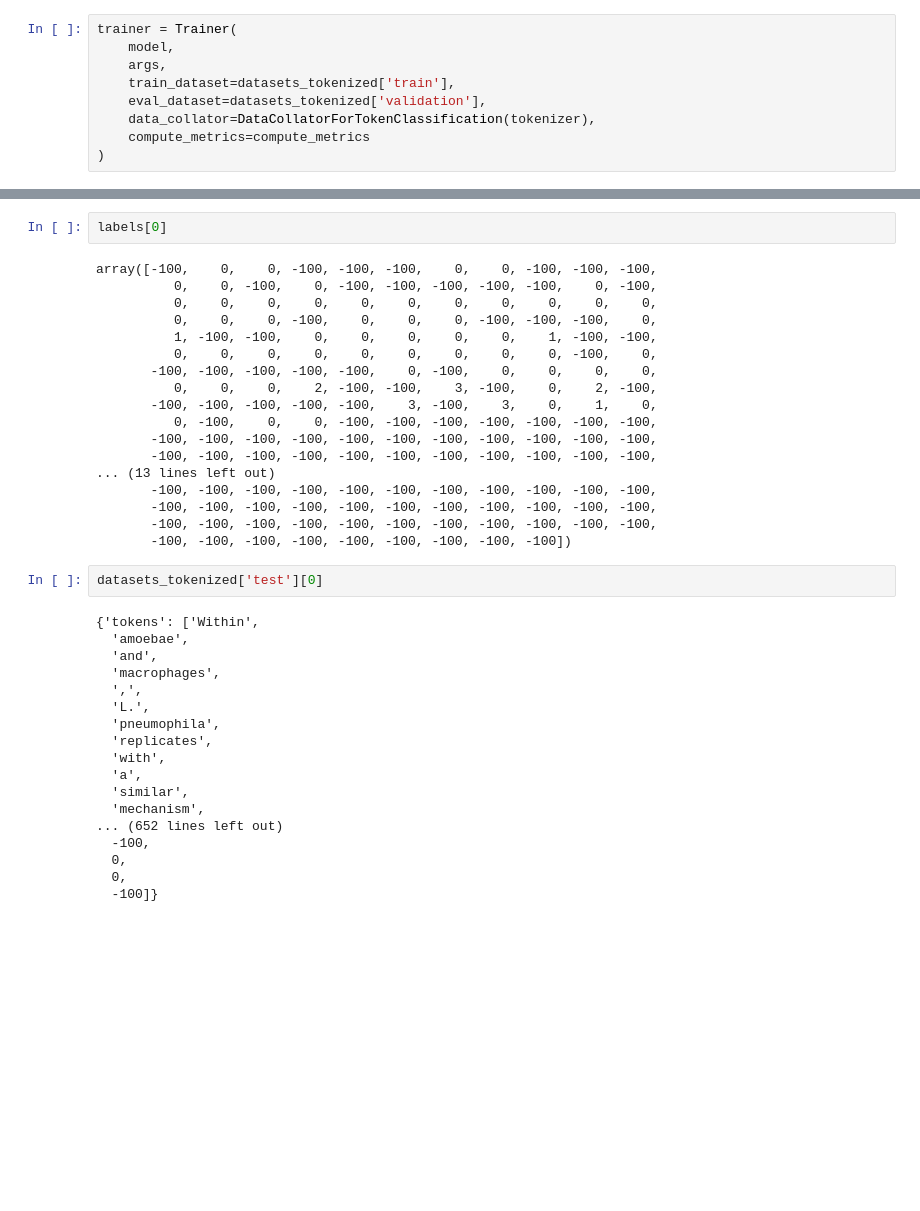
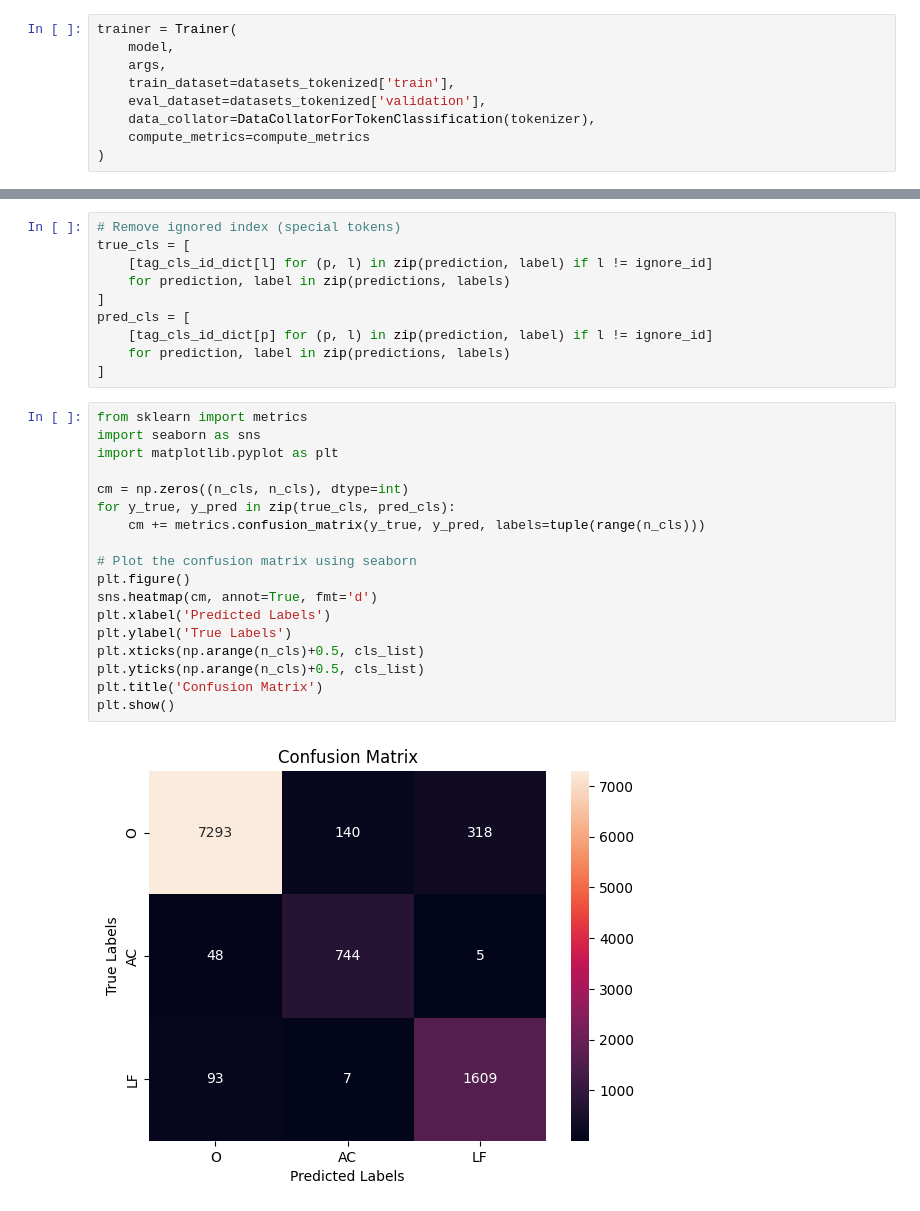
Before and after one commit to KKSTB/COMM061, a Jupyter notebook: bert.ipynb, the cells around one changed output, grey strips where cells are left out. Saved outputs shown, nothing was run; the diff lists cells and outputs as text; blank space fills up the shorter version.

Commit message:
- var naming - confusion matrix - load best model

```diff
--- a/bert.ipynb
+++ b/bert.ipynb
@@ -206,40 +231,30 @@ results
-# %%
-labels[0]
-# %% [output]
-array([-100,    0,    0, -100, -100, -100,    0,    0, -100, -100, -100,
-          0,    0, -100,    0, -100, -100, -100, -100, -100,    0, -100,
-          0,    0,    0,    0,    0,    0,    0,    0,    0,    0,    0,
-          0,    0,    0, -100,    0,    0,    0, -100, -100, -100,    0,
-          1, -100, -100,    0,    0,    0,    0,    0,    1, -100, -100,
-          0,    0,    0,    0,    0,    0,    0,    0,    0, -100,    0,
-       -100, -100, -100, -100, -100,    0, -100,    0,    0,    0,    0,
-          0,    0,    0,    2, -100, -100,    3, -100,    0,    2, -100,
-       -100, -100, -100, -100, -100,    3, -100,    3,    0,    1,    0,
-          0, -100,    0,    0, -100, -100, -100, -100, -100, -100, -100,
-       -100, -100, -100, -100, -100, -100, -100, -100, -100, -100, -100,
-       -100, -100, -100, -100, -100, -100, -100, -100, -100, -100, -100,
-... (13 lines left out)
-       -100, -100, -100, -100, -100, -100, -100, -100, -100, -100, -100,
-       -100, -100, -100, -100, -100, -100, -100, -100, -100, -100, -100,
-       -100, -100, -100, -100, -100, -100, -100, -100, -100, -100, -100,
-       -100, -100, -100, -100, -100, -100, -100, -100, -100])
-# %%
-datasets_tokenized['test'][0]
-# %% [output]
-{'tokens': ['Within',
-  'amoebae',
-  'and',
-  'macrophages',
-  ',',
-  'L.',
-  'pneumophila',
-  'replicates',
-  'with',
-  'a',
-  'similar',
-  'mechanism',
-... (652 lines left out)
-  -100,
-  0,
-  0,
-  -100]}
+# %%
+# Remove ignored index (special tokens)
+true_cls = [
+    [tag_cls_id_dict[l] for (p, l) in zip(prediction, label) if l != ignore_id]
+    for prediction, label in zip(predictions, labels)
+]
+pred_cls = [
+    [tag_cls_id_dict[p] for (p, l) in zip(prediction, label) if l != ignore_id]
+    for prediction, label in zip(predictions, labels)
+]
+# %%
+from sklearn import metrics
+import seaborn as sns
+import matplotlib.pyplot as plt
+
+cm = np.zeros((n_cls, n_cls), dtype=int)
+for y_true, y_pred in zip(true_cls, pred_cls):
+    cm += metrics.confusion_matrix(y_true, y_pred, labels=tuple(range(n_cls)))
+
+# Plot the confusion matrix using seaborn
+plt.figure()
+sns.heatmap(cm, annot=True, fmt='d')
+plt.xlabel('Predicted Labels')
+plt.ylabel('True Labels')
+plt.xticks(np.arange(n_cls)+0.5, cls_list)
+plt.yticks(np.arange(n_cls)+0.5, cls_list)
+plt.title('Confusion Matrix')
+plt.show()
+# %% [output]
+[figure, added]
```
Also changed, not shown: parts of 17 cells of this notebook.
